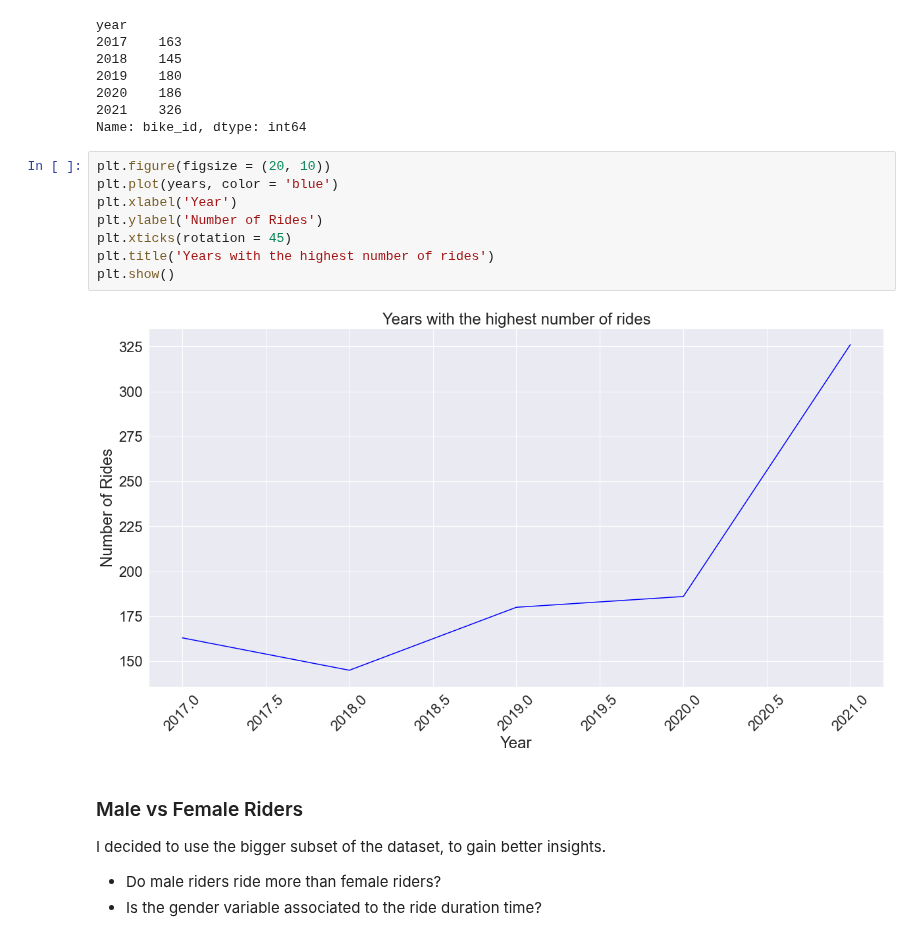
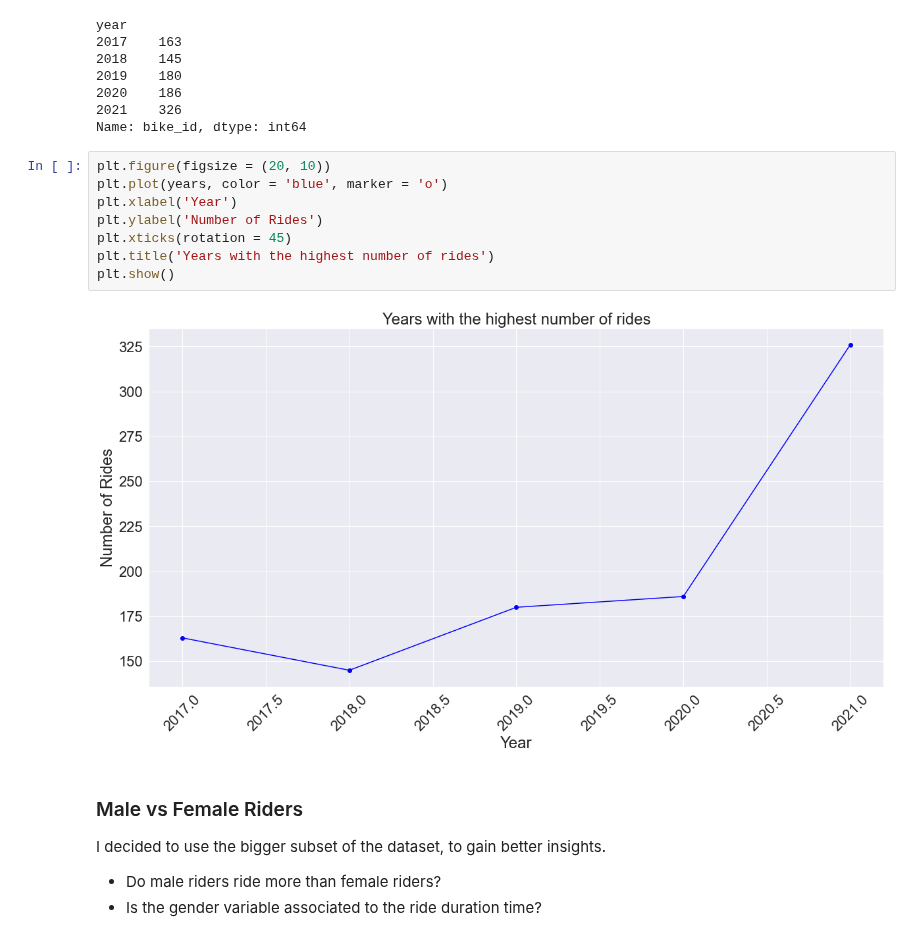
Before and after one commit to joeelorm/Projects, a Jupyter notebook: Data Cleaning/Data Cleaning.ipynb, the cells around one changed output. Saved outputs shown, nothing was run; the diff lists cells and outputs as text.

```diff
--- a/Data Cleaning/Data Cleaning.ipynb
+++ b/Data Cleaning/Data Cleaning.ipynb
@@ -891,14 +891,14 @@ year
 Name: bike_id, dtype: int64
 # %%
 plt.figure(figsize = (20, 10))
-plt.plot(years, color = 'blue')
+plt.plot(years, color = 'blue', marker = 'o')
 plt.xlabel('Year')
 plt.ylabel('Number of Rides')
 plt.xticks(rotation = 45)
 plt.title('Years with the highest number of rides')
 plt.show()
 # %% [output]
-[figure, old version]
+[figure, new version]
 # %% [markdown]
 ### Male vs Female Riders
 
```
Also changed, not shown: parts of 2 cells of this notebook.
